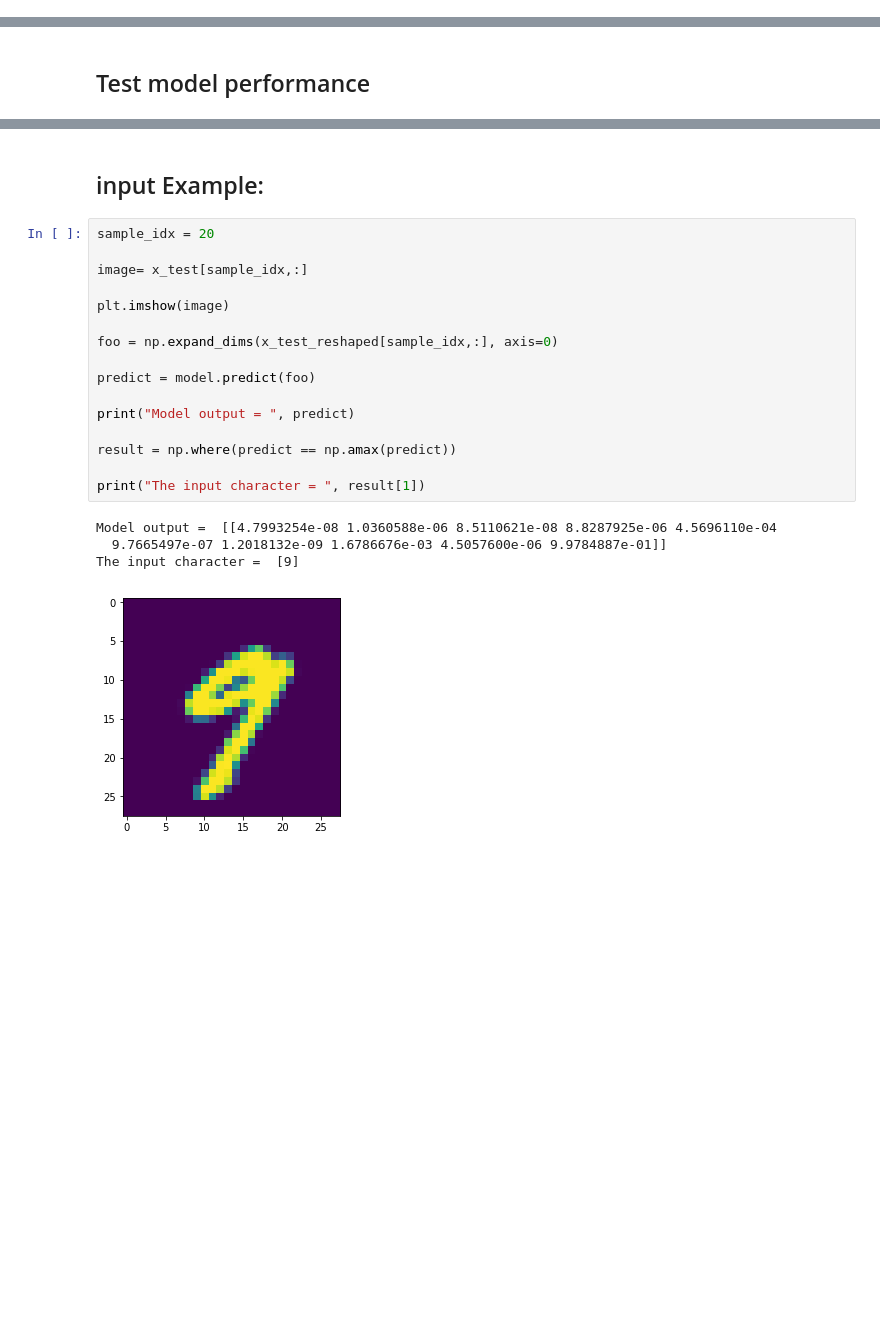
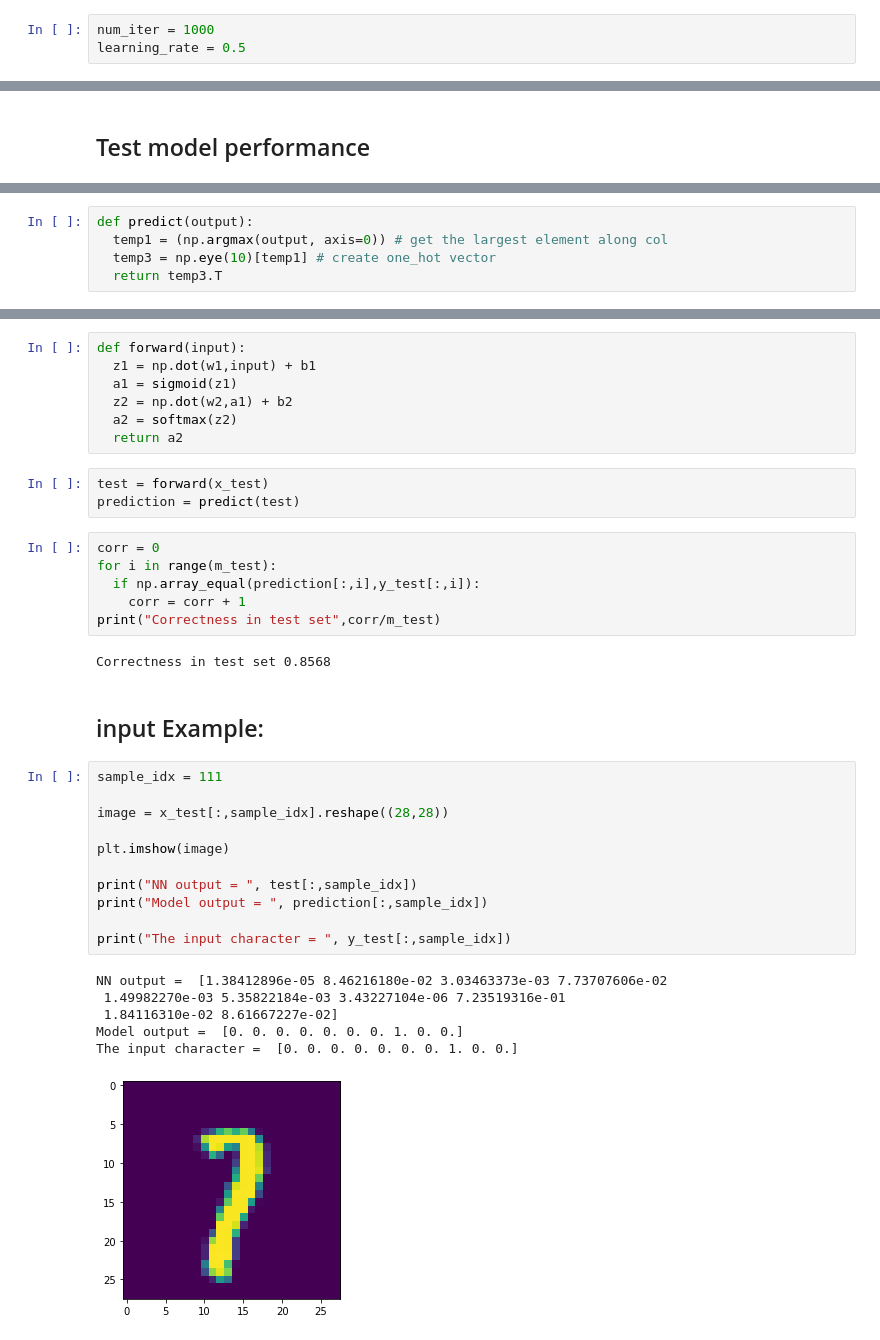
Before and after one commit to feicccccccc/colab_sandbox, a Jupyter notebook: MNIST_numpy.ipynb, the cells around one changed output, grey strips where cells are left out. Drawn from its saved outputs; the diff is of its cells as text; blank space fills up the shorter version.

```diff
--- a/MNIST_numpy.ipynb
+++ b/MNIST_numpy.ipynb
@@ -205,0 +124,3 @@ Epoch 10/10
+# %%
+num_iter = 1000
+learning_rate = 0.5
@@ -213,0 +187,5 @@ loss, mertric =  [0.01873857682829257, 0.9935]
+# %%
+def predict(output):
+  temp1 = (np.argmax(output, axis=0)) # get the largest element along col
+  temp3 = np.eye(10)[temp1] # create one_hot vector
+  return temp3.T
@@ -214,24 +201,39 @@ loss, mertric =  [0.01873857682829257, 0.9935]
+# %%
+def forward(input):
+  z1 = np.dot(w1,input) + b1
+  a1 = sigmoid(z1)
+  z2 = np.dot(w2,a1) + b2
+  a2 = softmax(z2)
+  return a2
+# %%
+test = forward(x_test)
+prediction = predict(test)
+# %%
+corr = 0
+for i in range(m_test):
+  if np.array_equal(prediction[:,i],y_test[:,i]):
+    corr = corr + 1
+print("Correctness in test set",corr/m_test)
+# %% [output]
+Correctness in test set 0.8568
 # %% [markdown]
 ## input Example:
 # %%
-sample_idx = 20
+sample_idx = 111
 
-image= x_test[sample_idx,:]
+image = x_test[:,sample_idx].reshape((28,28))
 
 plt.imshow(image)
 
-foo = np.expand_dims(x_test_reshaped[sample_idx,:], axis=0)
+print("NN output = ", test[:,sample_idx])
+print("Model output = ", prediction[:,sample_idx])
 
-predict = model.predict(foo)
-
-print("Model output = ", predict)
-
-result = np.where(predict == np.amax(predict))
-
-print("The input character = ", result[1])
+print("The input character = ", y_test[:,sample_idx])
 # %% [output]
-Model output =  [[4.7993254e-08 1.0360588e-06 8.5110621e-08 8.8287925e-06 4.5696110e-04
-  9.7665497e-07 1.2018132e-09 1.6786676e-03 4.5057600e-06 9.9784887e-01]]
-The input character =  [9]
+NN output =  [1.38412896e-05 8.46216180e-02 3.03463373e-03 7.73707606e-02
+ 1.49982270e-03 5.35822184e-03 3.43227104e-06 7.23519316e-01
+ 1.84116310e-02 8.61667227e-02]
+Model output =  [0. 0. 0. 0. 0. 0. 0. 1. 0. 0.]
+The input character =  [0. 0. 0. 0. 0. 0. 0. 1. 0. 0.]
-[figure, old version]
+[figure, new version]
 # %% [markdown]
```
Also changed, not shown: parts of 50 cells of this notebook.
